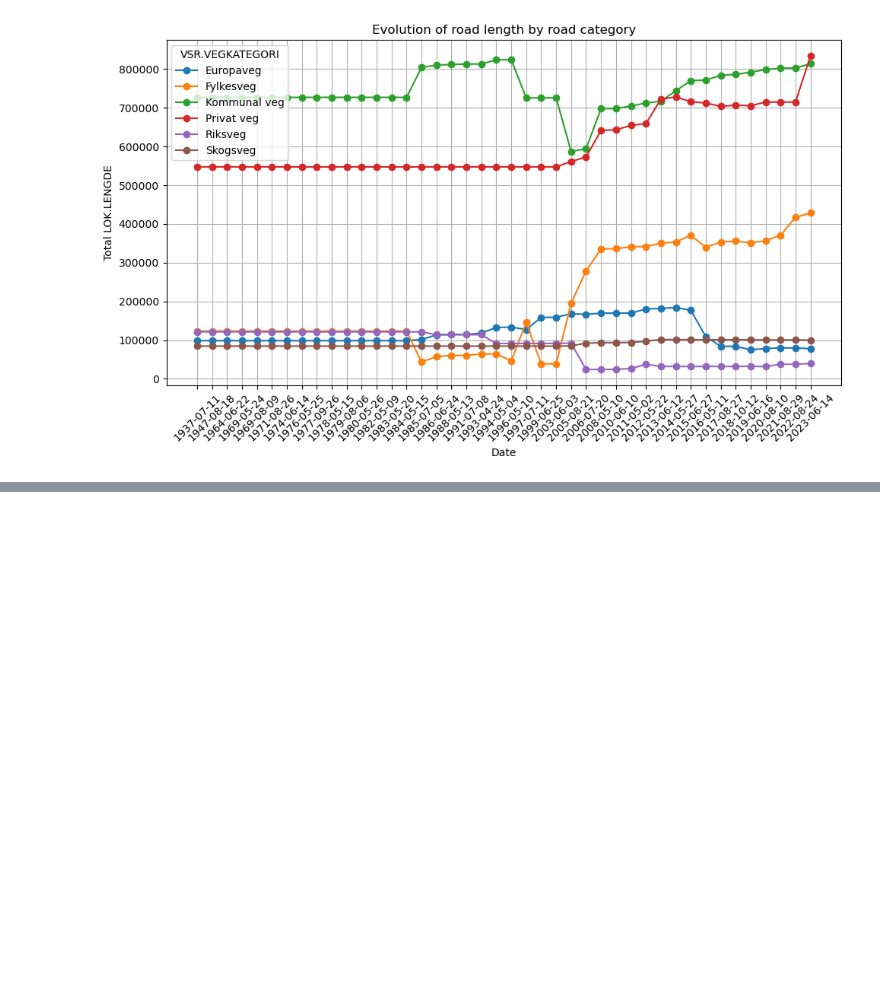
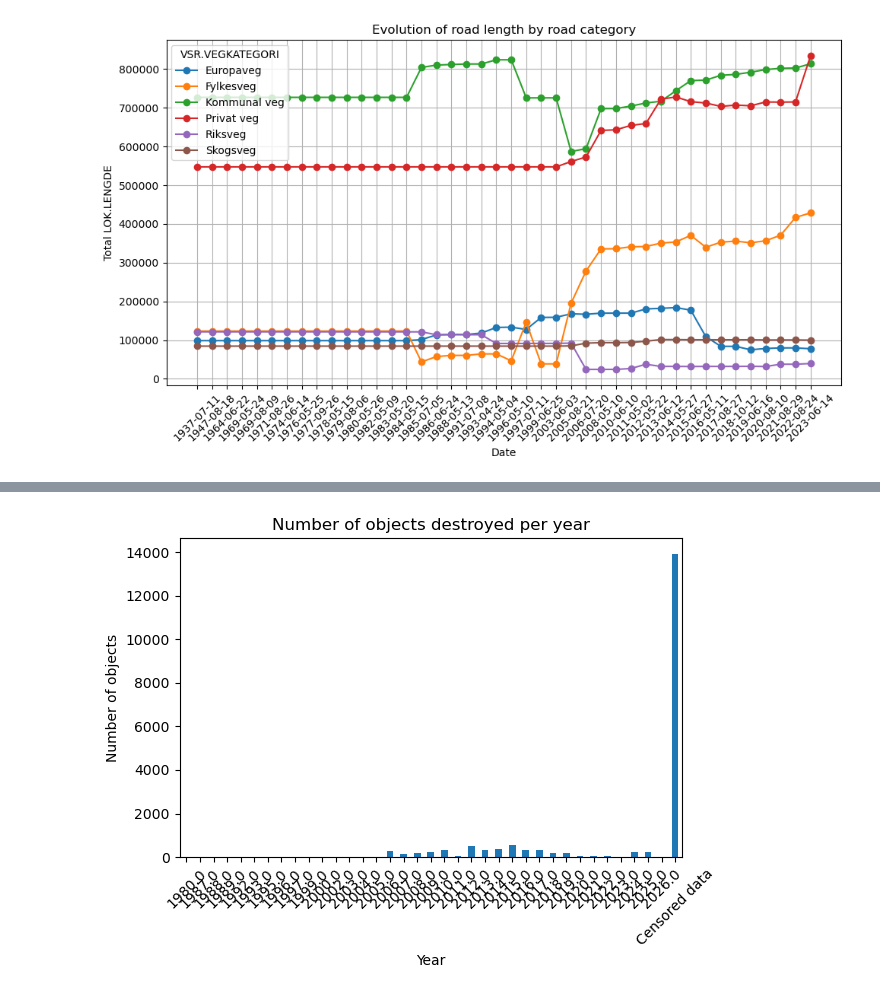
Before and after one commit to leolibe/master_thesis, a Jupyter notebook: data_processing/02.Validation/raw_data_processing.ipynb, the cells around one changed output, grey strips where cells are left out. Cells and saved outputs as stored; diff of their text form; code cells hidden in the pictures; blank space fills up the shorter version.

```diff
--- a/data_processing/02.Validation/raw_data_processing.ipynb
+++ b/data_processing/02.Validation/raw_data_processing.ipynb
@@ -1157,0 +200,23 @@ pd.DataFrame(outflow_b_c_AB).to_excel(personnal_path + "Project-TEP4290\\data\\0
+# %%
+general_dataset_objid_datetime_slutt = pd.to_datetime(general_dataset_objid["OBJ.SLUTTDATO"])
+counts_destruction = general_dataset_objid_datetime_slutt.groupby(general_dataset_objid_datetime_slutt.dt.year).size()
+
+# Count censored data (start date exists but no end date)
+censored_count = general_dataset_objid[
+    general_dataset_objid["OBJ.STARTDATO"].notna() & general_dataset_objid["OBJ.SLUTTDATO"].isna()
+].shape[0]
+
+# Add the censoring value as a new category
+counts_destruction["Censored data"] = censored_count
+
+# Plot
+counts_destruction.plot(kind="bar")
+
+plt.xlabel("Year")
+plt.ylabel("Number of objects")
+plt.title("Number of objects destroyed per year")
+plt.xticks(rotation=45)
+plt.tight_layout()
+plt.show()
+# %% [output]
+[figure, added]
```
Also changed, not shown: parts of 106 cells of this notebook.
